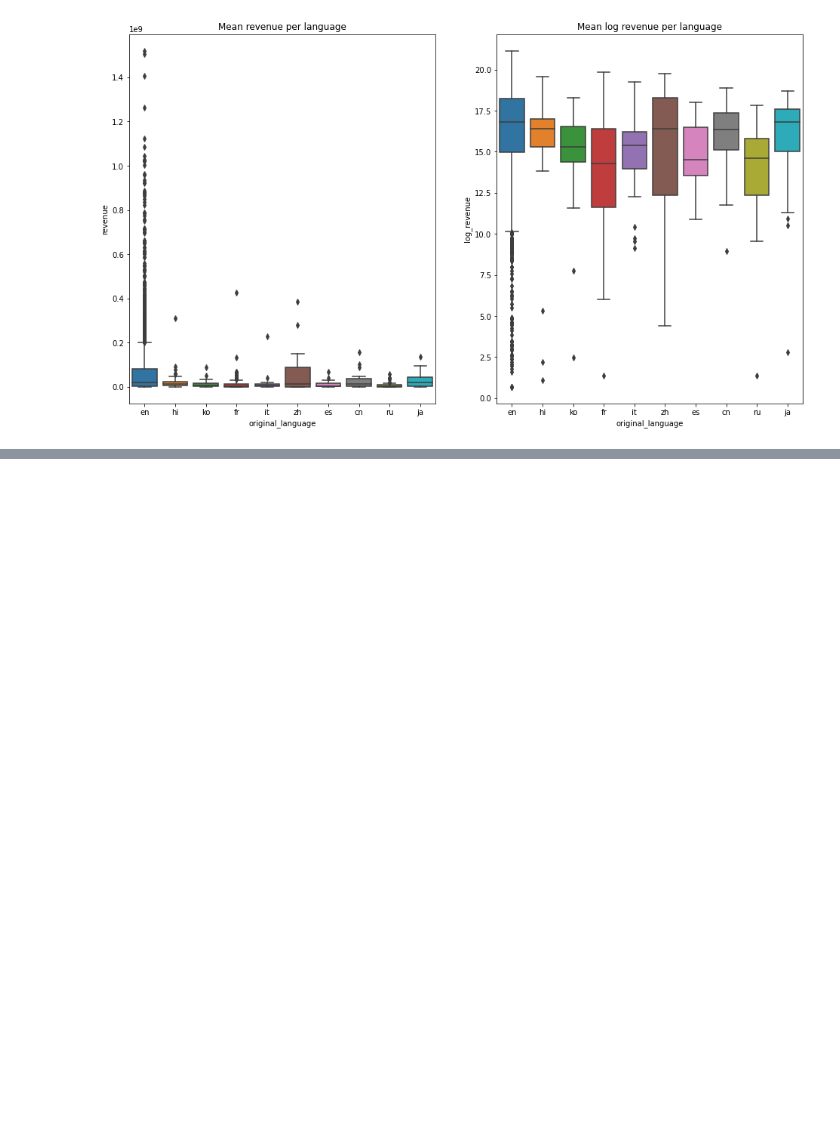
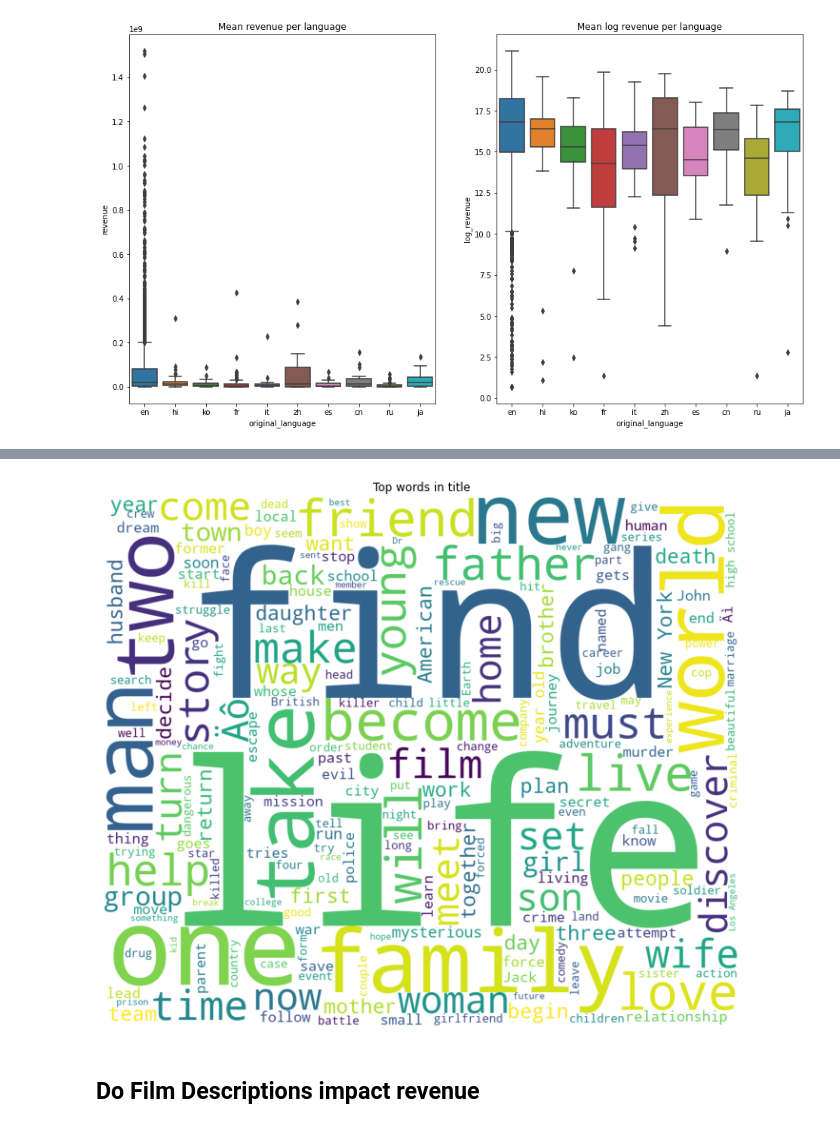
Before and after one commit to kvs-1998/BoxOfficePrediction, a Jupyter notebook: BoxOfficePrediction.ipynb, the cells around one changed output, grey strips where cells are left out. Saved outputs shown, nothing was run; the diff lists cells and outputs as text; code cells hidden in the pictures; blank space fills up the shorter version.

```diff
--- a/BoxOfficePrediction.ipynb
+++ b/BoxOfficePrediction.ipynb
@@ -147,0 +157,12 @@ y
+# %%
+plt.figure(figsize=(12,12))
+text=' '.join(train['overview'].fillna('').values)
+wordcloud=WordCloud(max_font_size=None,background_color='white',width=1200,height=1000).generate(text)
+plt.imshow(wordcloud)
+plt.title('Top words in title')
+plt.axis('off')
+plt.show()
+# %% [output]
+[figure, added]
+# %% [markdown]
+## Do Film Descriptions impact revenue
```
Also changed, not shown: parts of 5 cells of this notebook.
